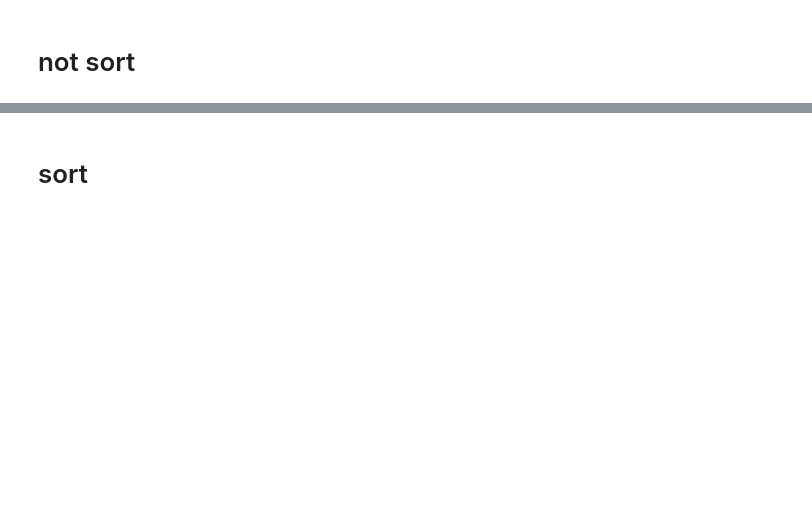
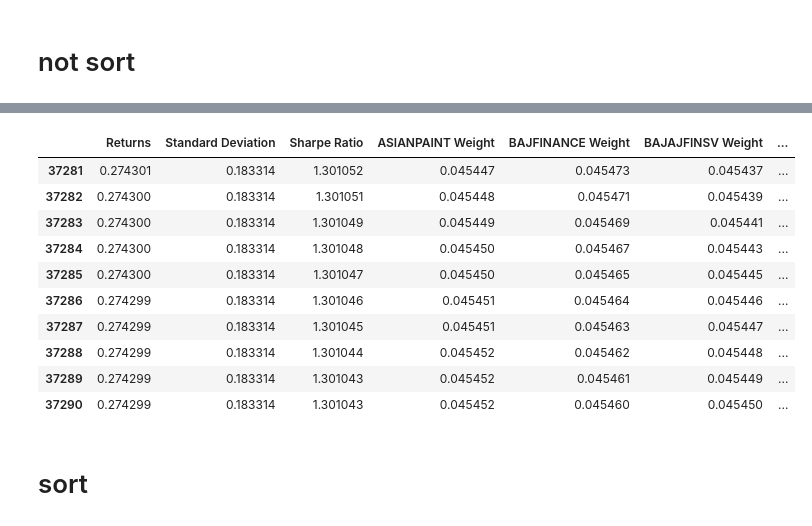
Before and after one commit to BobbyDazzlar/EquityPortfolio, a Jupyter notebook: OneDrive_2021-09-24/Final Year Project Drive/codes_2022/ACO/2Nov2021_ACO_Final.ipynb, the cells around one changed output, grey strips where cells are left out. Saved outputs shown, nothing was run; the diff lists cells and outputs as text; code cells hidden in the pictures; blank space fills up the shorter version.

```diff
--- a/OneDrive_2021-09-24/Final Year Project Drive/codes_2022/ACO/2Nov2021_ACO_Final.ipynb
+++ b/OneDrive_2021-09-24/Final Year Project Drive/codes_2022/ACO/2Nov2021_ACO_Final.ipynb
@@ -334,6 +384,19 @@ sharpe_unsort_bottom.to_csv("sharpe_unsort_bottom.csv")
 # %%
 sharpe_unsort_bottom_all=sharpe_pc.tail(10)
 sharpe_unsort_bottom_all.to_csv("sharpe_unsort_bottom_all.csv")
+sharpe_unsort_bottom_all
+# %% [output]
+|  | Returns | Standard Deviation | Sharpe Ratio | ASIANPAINT Weight | BAJFINANCE Weight | BAJAJFINSV Weight | ... |
+| 37281 | 0.274301 | 0.183314 | 1.301052 | 0.045447 | 0.045473 | 0.045437 | ... |
+| 37282 | 0.274300 | 0.183314 | 1.301051 | 0.045448 | 0.045471 | 0.045439 | ... |
+| 37283 | 0.274300 | 0.183314 | 1.301049 | 0.045449 | 0.045469 | 0.045441 | ... |
+| 37284 | 0.274300 | 0.183314 | 1.301048 | 0.045450 | 0.045467 | 0.045443 | ... |
+| 37285 | 0.274300 | 0.183314 | 1.301047 | 0.045450 | 0.045465 | 0.045445 | ... |
+| 37286 | 0.274299 | 0.183314 | 1.301046 | 0.045451 | 0.045464 | 0.045446 | ... |
+| 37287 | 0.274299 | 0.183314 | 1.301045 | 0.045451 | 0.045463 | 0.045447 | ... |
+| 37288 | 0.274299 | 0.183314 | 1.301044 | 0.045452 | 0.045462 | 0.045448 | ... |
+| 37289 | 0.274299 | 0.183314 | 1.301043 | 0.045452 | 0.045461 | 0.045449 | ... |
+| 37290 | 0.274299 | 0.183314 | 1.301043 | 0.045452 | 0.045460 | 0.045450 | ... |
 # %%
 sharpe_pc.to_csv('sharpe_ACO_portfolio.csv')
 
```
Also changed, not shown: parts of 27 cells of this notebook.
